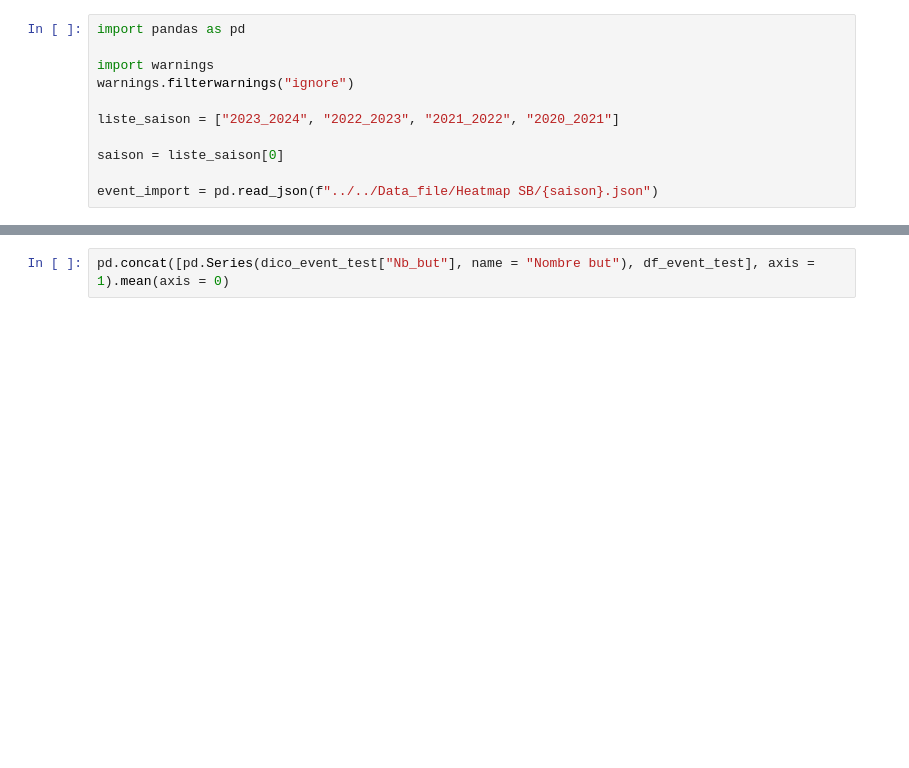
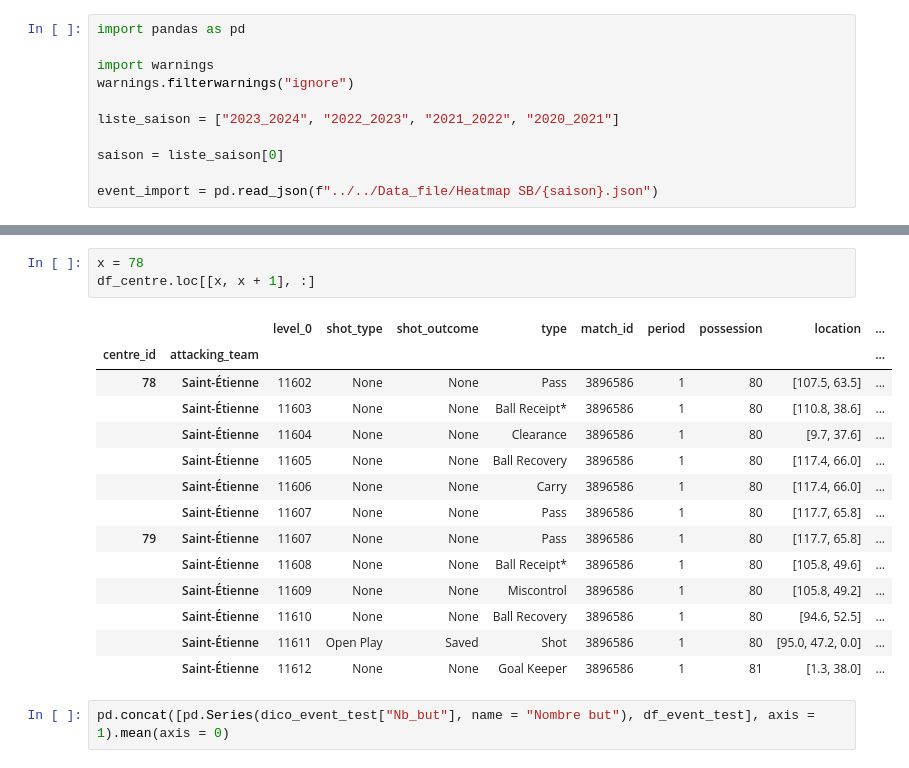
Before and after one commit to Nathan7128/Stage-CF63, a Jupyter notebook: Heatmap SB/centre/test.ipynb, the cells around one changed output, grey strips where cells are left out. Cells and saved outputs as stored; diff of their text form; blank space fills up the shorter version.

```diff
--- a/Heatmap SB/centre/test.ipynb
+++ b/Heatmap SB/centre/test.ipynb
@@ -118,3 +280,21 @@ df.loc[3:8]
+# %%
+x = 78
+df_centre.loc[[x, x + 1], :]
+# %% [output]
+|  |  | level_0 | shot_type | shot_outcome | type | match_id | period | possession | location | ... |
+| centre_id | attacking_team |  |  |  |  |  |  |  |  | ... |
+| 78 | Saint-Étienne | 11602 | None | None | Pass | 3896586 | 1 | 80 | [107.5, 63.5] | ... |
+|  | Saint-Étienne | 11603 | None | None | Ball Receipt* | 3896586 | 1 | 80 | [110.8, 38.6] | ... |
+|  | Saint-Étienne | 11604 | None | None | Clearance | 3896586 | 1 | 80 | [9.7, 37.6] | ... |
+|  | Saint-Étienne | 11605 | None | None | Ball Recovery | 3896586 | 1 | 80 | [117.4, 66.0] | ... |
+|  | Saint-Étienne | 11606 | None | None | Carry | 3896586 | 1 | 80 | [117.4, 66.0] | ... |
+|  | Saint-Étienne | 11607 | None | None | Pass | 3896586 | 1 | 80 | [117.7, 65.8] | ... |
+| 79 | Saint-Étienne | 11607 | None | None | Pass | 3896586 | 1 | 80 | [117.7, 65.8] | ... |
+|  | Saint-Étienne | 11608 | None | None | Ball Receipt* | 3896586 | 1 | 80 | [105.8, 49.6] | ... |
+|  | Saint-Étienne | 11609 | None | None | Miscontrol | 3896586 | 1 | 80 | [105.8, 49.2] | ... |
+|  | Saint-Étienne | 11610 | None | None | Ball Recovery | 3896586 | 1 | 80 | [94.6, 52.5] | ... |
+|  | Saint-Étienne | 11611 | Open Play | Saved | Shot | 3896586 | 1 | 80 | [95.0, 47.2, 0.0] | ... |
+|  | Saint-Étienne | 11612 | None | None | Goal Keeper | 3896586 | 1 | 81 | [1.3, 38.0] | ... |
 # %%
 pd.concat([pd.Series(dico_event_test["Nb_but"], name = "Nombre but"), df_event_test], axis = 1).mean(axis = 0)
 # %% [output]
```
Also changed, not shown: parts of 12 cells of this notebook, 7 other files.
